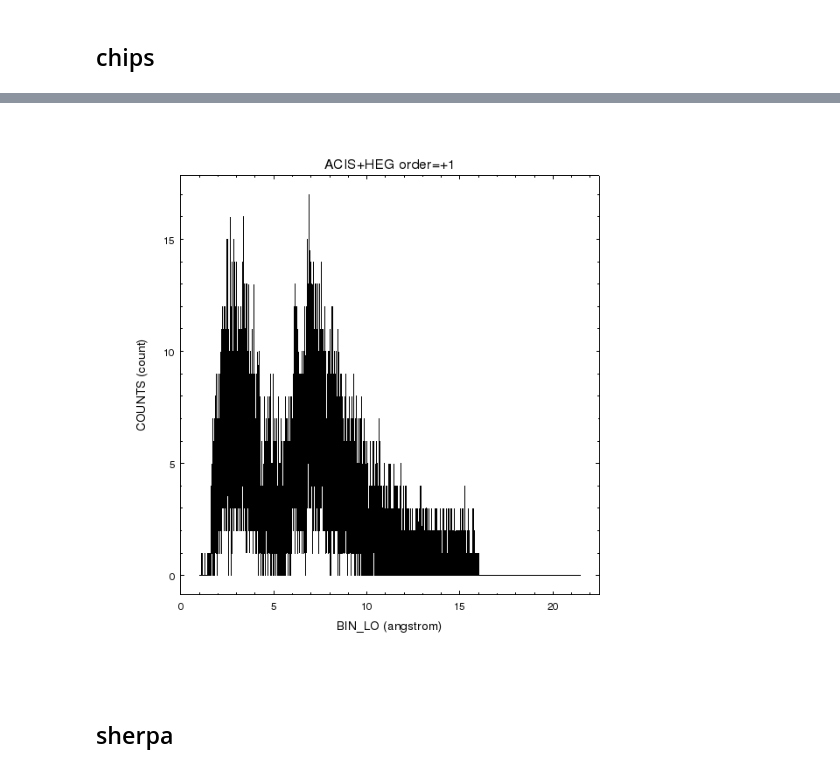
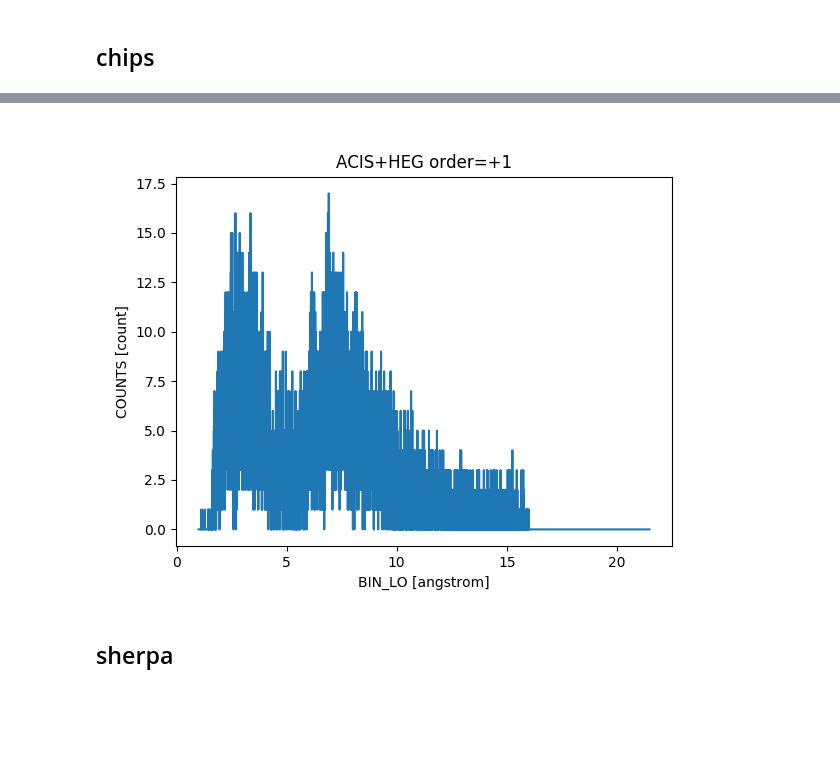
Before and after one commit to cxcsds/ciao-threads, a Jupyter notebook: examinepha2.ipynb, the cells around one changed output, grey strips where cells are left out. Drawn from its saved outputs; the diff is of its cells as text; code cells hidden in the pictures; blank space fills up the shorter version.

```diff
--- a/examinepha2.ipynb
+++ b/examinepha2.ipynb
@@ -109,18 +104,35 @@ Columns for Table Block heg_p1.fits
    6   BIN_LO               angstrom     Real8          -Inf:+Inf
    7   BIN_HI               angstrom     Real8          -Inf:+Inf
 # %%
-cat << EOM > c1.py
-make_figure("heg_p1.fits[cols bin_lo,counts]")
-set_curve("symbol.style=none")
-set_plot_title("ACIS+HEG order=+1")
-print_window("chips_01.png","export.clobber=True")
-quit()
-EOM
-
-chips -b c1.py
-display < chips_01.png
+###cat << EOM > c1.py
+###make_figure("heg_p1.fits[cols bin_lo,counts]")
+###set_curve("symbol.style=none")
+###set_plot_title("ACIS+HEG order=+1")
+###print_window("chips_01.png","export.clobber=True")
+###quit()
+###EOM
+###
+###chips -b c1.py
+###display < chips_01.png
-# %% [output]
-[figure, removed]
+# %%
+cat << EOM > plt.py
+import matplotlib.pyplot as plt
+from pycrates import read_file
+
+tab = read_file("heg_p1.fits")
+x = tab.get_column("bin_lo").values
+y = tab.get_column("counts").values
+plt.plot(x,y, marker='None')
+plt.xlabel("BIN_LO [angstrom]")
+plt.ylabel("COUNTS [count]")
+plt.title("ACIS+HEG order=+1")
+plt.savefig("plt_01.png")
+EOM
+
+python plt.py
+display < plt_01.png
+# %% [output]
+[figure, added]
 # %% [markdown]
 ## sherpa
 # %%
```
Also changed, not shown: parts of 9 cells of this notebook.
